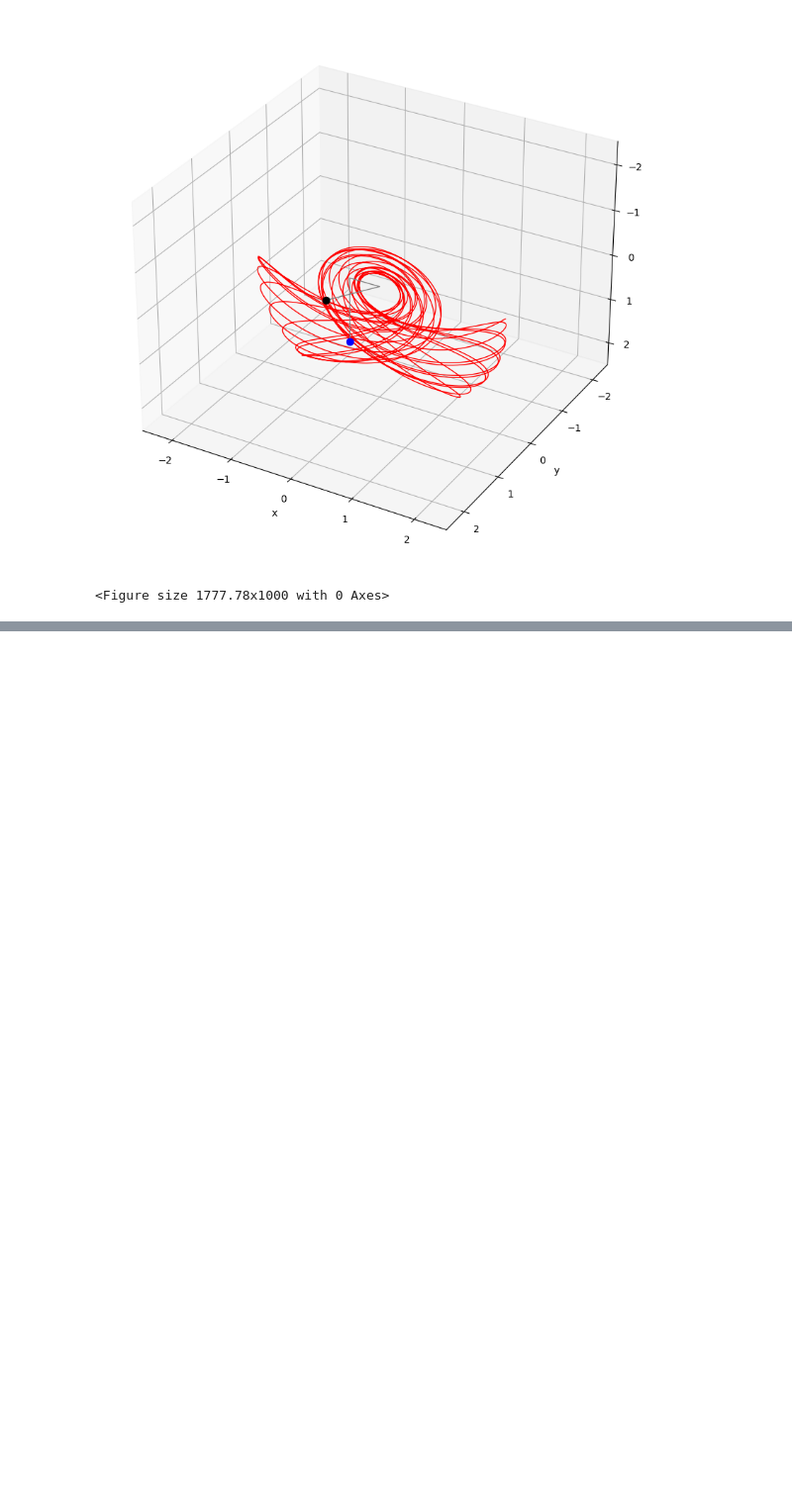
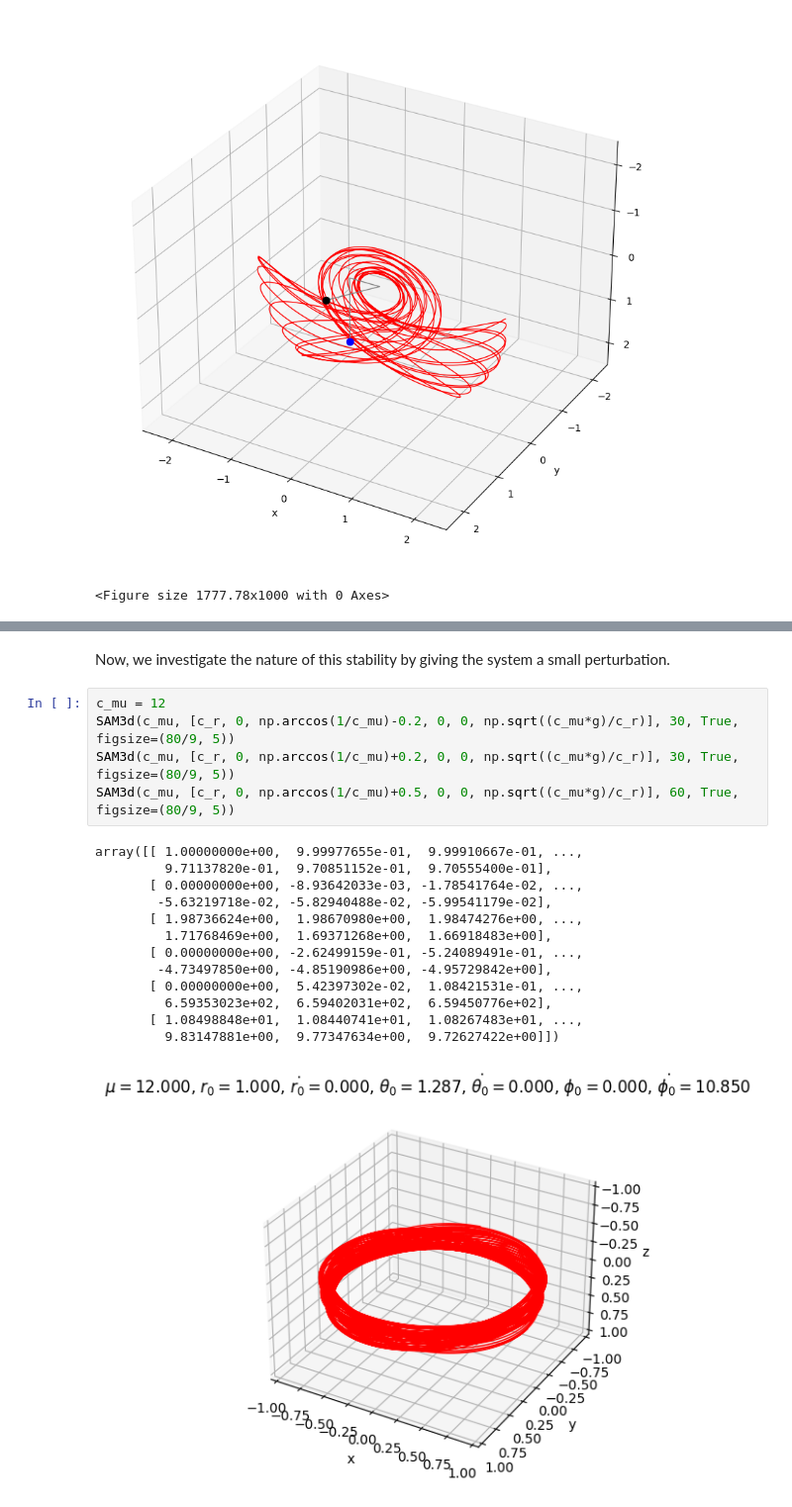
Before and after one commit to pgot/swingingatwood, a Jupyter notebook: main.ipynb, the cells around one changed output, grey strips where cells are left out. Shown at 99% size. Saved outputs shown, nothing was run; the diff lists cells and outputs as text; blank space fills up the shorter version.

```diff
--- a/main.ipynb
+++ b/main.ipynb
@@ -439,0 +496,21 @@ anim3d(mu=5, state=np.array([2, 0, np.pi/2, 0, -.05, 0]), t=30, interval=30, fig
+# %% [markdown]
+Now, we investigate the nature of this stability by giving the system a small perturbation.
+# %%
+c_mu = 12
+SAM3d(c_mu, [c_r, 0, np.arccos(1/c_mu)-0.2, 0, 0, np.sqrt((c_mu*g)/c_r)], 30, True, figsize=(80/9, 5))
+SAM3d(c_mu, [c_r, 0, np.arccos(1/c_mu)+0.2, 0, 0, np.sqrt((c_mu*g)/c_r)], 30, True, figsize=(80/9, 5))
+SAM3d(c_mu, [c_r, 0, np.arccos(1/c_mu)+0.5, 0, 0, np.sqrt((c_mu*g)/c_r)], 60, True, figsize=(80/9, 5))
+# %% [output]
+array([[ 1.00000000e+00,  9.99977655e-01,  9.99910667e-01, ...,
+         9.71137820e-01,  9.70851152e-01,  9.70555400e-01],
+       [ 0.00000000e+00, -8.93642033e-03, -1.78541764e-02, ...,
+        -5.63219718e-02, -5.82940488e-02, -5.99541179e-02],
+       [ 1.98736624e+00,  1.98670980e+00,  1.98474276e+00, ...,
+         1.71768469e+00,  1.69371268e+00,  1.66918483e+00],
+       [ 0.00000000e+00, -2.62499159e-01, -5.24089491e-01, ...,
+        -4.73497850e+00, -4.85190986e+00, -4.95729842e+00],
+       [ 0.00000000e+00,  5.42397302e-02,  1.08421531e-01, ...,
+         6.59353023e+02,  6.59402031e+02,  6.59450776e+02],
+       [ 1.08498848e+01,  1.08440741e+01,  1.08267483e+01, ...,
+         9.83147881e+00,  9.77347634e+00,  9.72627422e+00]])
+[figure, added]
```
Also changed, not shown: parts of 12 cells of this notebook, 2 other files.
